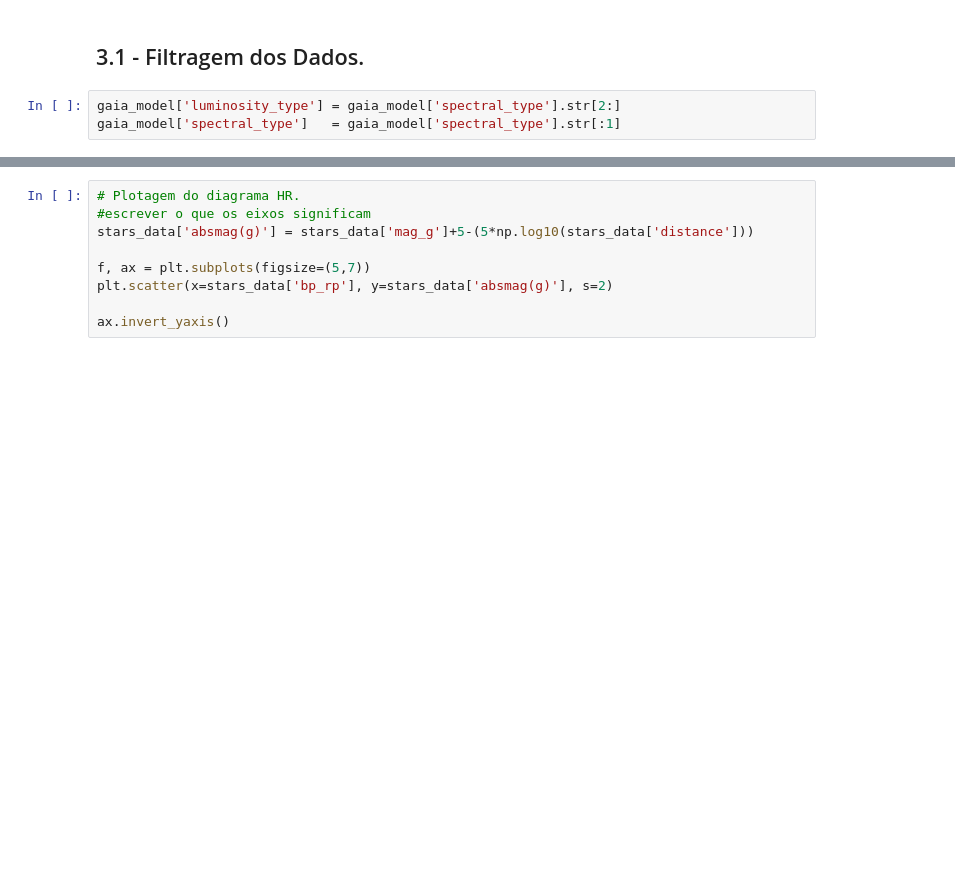
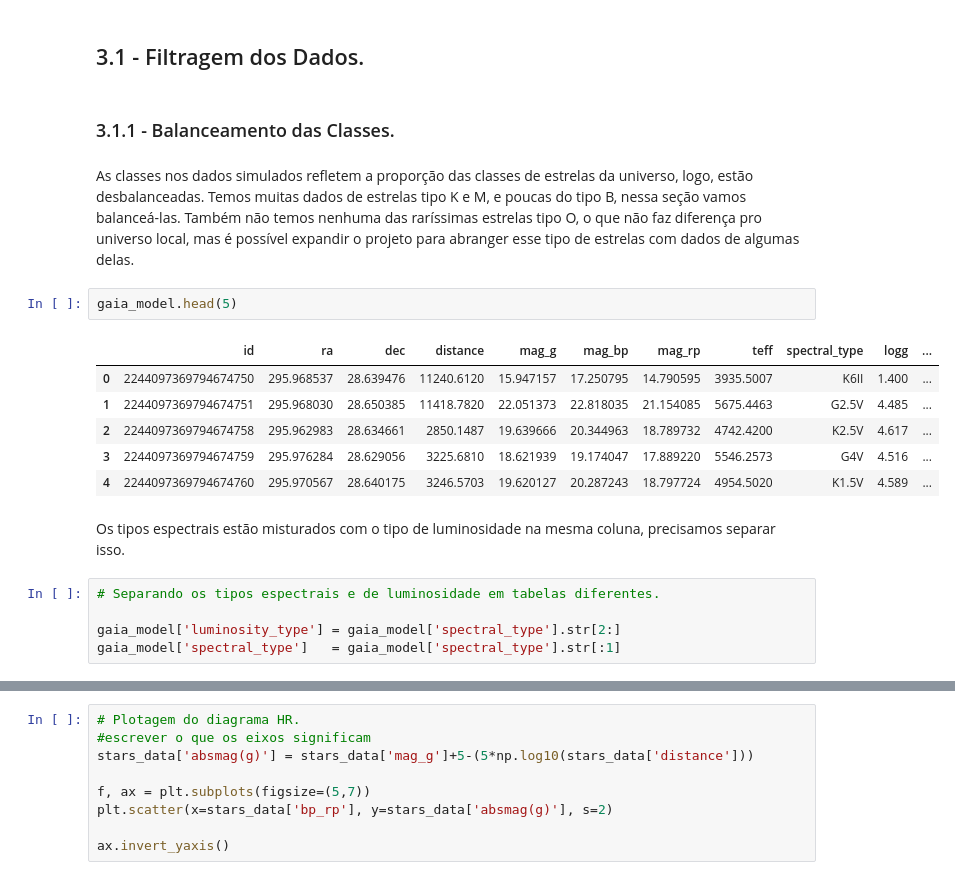
Before and after one commit to Di-carvalho/stars-classificatio-semi-supervised-, a Jupyter notebook: star_classification-gaia-semi.ipynb, the cells around one changed output, grey strips where cells are left out. Drawn from its saved outputs; the diff is of its cells as text; blank space fills up the shorter version.

```diff
--- a/star_classification-gaia-semi.ipynb
+++ b/star_classification-gaia-semi.ipynb
@@ -282,7 +282,24 @@ stars_data.duplicated(subset = ['id']).sum()
 0
 # %% [markdown]
 ## 3.1 - Filtragem dos Dados.
+# %% [markdown]
+### 3.1.1 - Balanceamento das Classes.
+# %% [markdown]
+As classes nos dados simulados refletem a proporção das classes de estrelas da universo, logo, estão desbalanceadas. Temos muitas dados de estrelas tipo K e M, e poucas do tipo  B, nessa seção vamos balanceá-las. Também não temos nenhuma das raríssimas estrelas tipo O, o que não faz diferença pro universo local, mas é possível expandir o projeto para abranger esse tipo de estrelas com dados de algumas delas.
+# %%
+gaia_model.head(5)
+# %% [output]
+|  | id | ra | dec | distance | mag_g | mag_bp | mag_rp | teff | spectral_type | logg | ... |
+| 0 | 2244097369794674750 | 295.968537 | 28.639476 | 11240.6120 | 15.947157 | 17.250795 | 14.790595 | 3935.5007 | K6II | 1.400 | ... |
+| 1 | 2244097369794674751 | 295.968030 | 28.650385 | 11418.7820 | 22.051373 | 22.818035 | 21.154085 | 5675.4463 | G2.5V | 4.485 | ... |
+| 2 | 2244097369794674758 | 295.962983 | 28.634661 | 2850.1487 | 19.639666 | 20.344963 | 18.789732 | 4742.4200 | K2.5V | 4.617 | ... |
+| 3 | 2244097369794674759 | 295.976284 | 28.629056 | 3225.6810 | 18.621939 | 19.174047 | 17.889220 | 5546.2573 | G4V | 4.516 | ... |
+| 4 | 2244097369794674760 | 295.970567 | 28.640175 | 3246.5703 | 19.620127 | 20.287243 | 18.797724 | 4954.5020 | K1.5V | 4.589 | ... |
+# %% [markdown]
+Os tipos espectrais estão misturados com o tipo de luminosidade na mesma coluna, precisamos separar isso.
 # %%
+# Separando os tipos espectrais e de luminosidade em tabelas diferentes.
+
 gaia_model['luminosity_type'] = gaia_model['spectral_type'].str[2:]
 gaia_model['spectral_type']   = gaia_model['spectral_type'].str[:1]
 # %%
```
Also changed, not shown: parts of 21 cells of this notebook.
